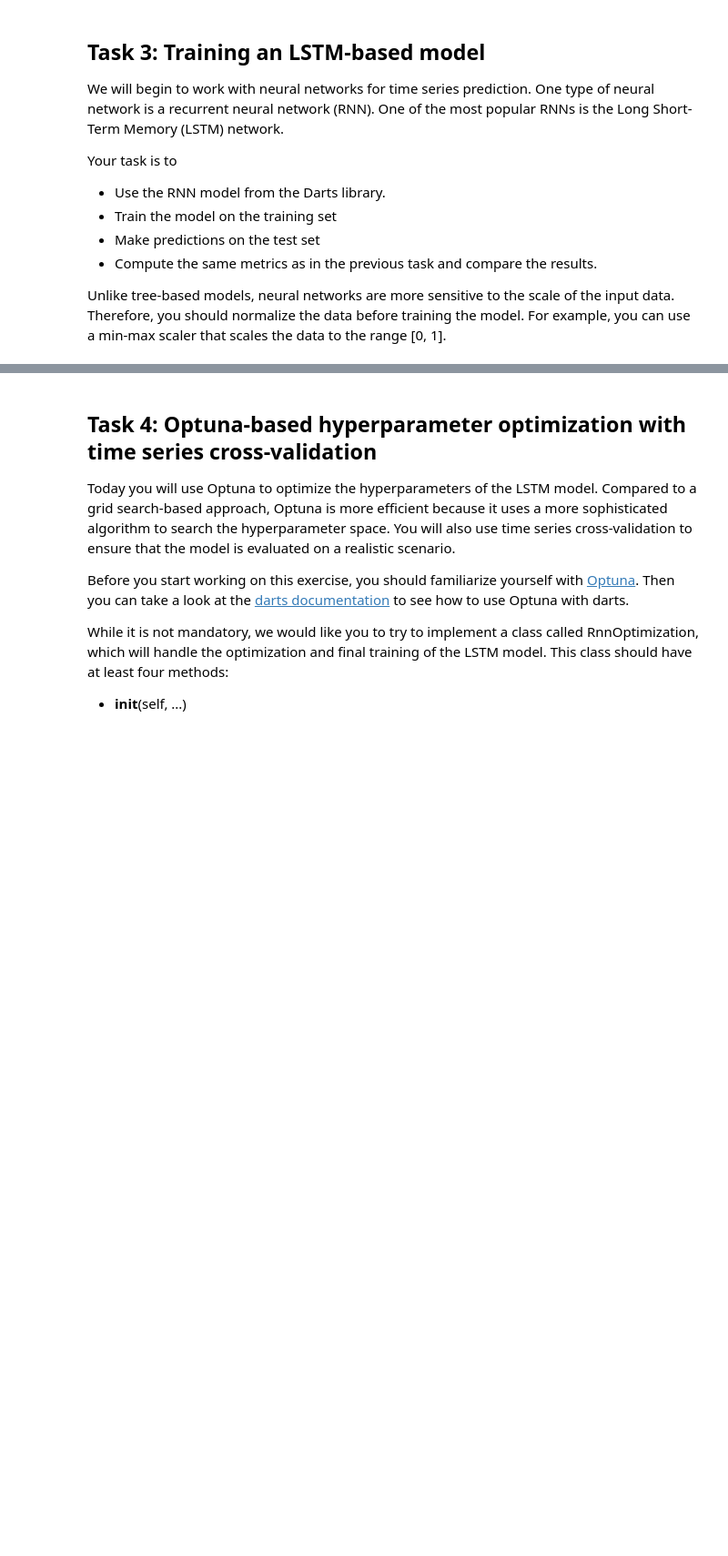
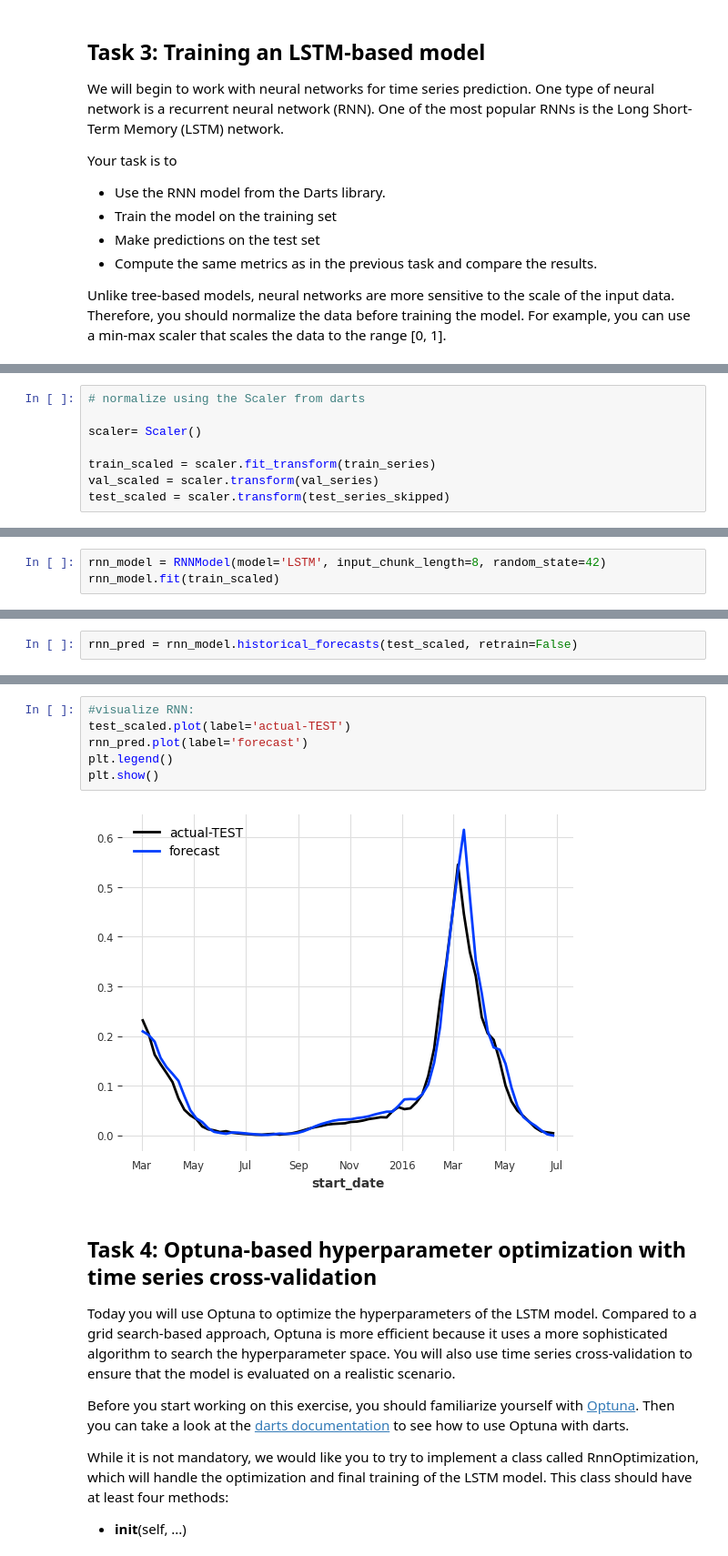
Before and after one commit to JulianMeigen/ML-handson, a Jupyter notebook: notebooks/3.0 SNJMMH-Day3.ipynb, the cells around one changed output, grey strips where cells are left out. Shown at 91% size. Saved outputs shown, nothing was run; the diff lists cells and outputs as text; blank space fills up the shorter version.

```diff
--- a/notebooks/3.0 SNJMMH-Day3.ipynb
+++ b/notebooks/3.0 SNJMMH-Day3.ipynb
@@ -110,0 +114,8 @@ Unlike tree-based models, neural networks are more sensitive to the scale of the
+# %%
+# normalize using the Scaler from darts
+
+scaler= Scaler()
+
+train_scaled = scaler.fit_transform(train_series)
+val_scaled = scaler.transform(val_series)
+test_scaled = scaler.transform(test_series_skipped)
@@ -110,0 +127,3 @@ Unlike tree-based models, neural networks are more sensitive to the scale of the
+# %%
+rnn_model = RNNModel(model='LSTM', input_chunk_length=8, random_state=42)
+rnn_model.fit(train_scaled)
@@ -110,0 +153,2 @@ Unlike tree-based models, neural networks are more sensitive to the scale of the
+# %%
+rnn_pred = rnn_model.historical_forecasts(test_scaled, retrain=False)
@@ -111,3 +168,11 @@ Unlike tree-based models, neural networks are more sensitive to the scale of the
+# %%
+#visualize RNN:
+test_scaled.plot(label='actual-TEST')
+rnn_pred.plot(label='forecast')
+plt.legend()
+plt.show()
+# %% [output]
+[figure, added]
 # %% [markdown]
 ## Task 4: Optuna-based hyperparameter optimization with time series cross-validation
 
```
Also changed, not shown: parts of 7 cells of this notebook.
